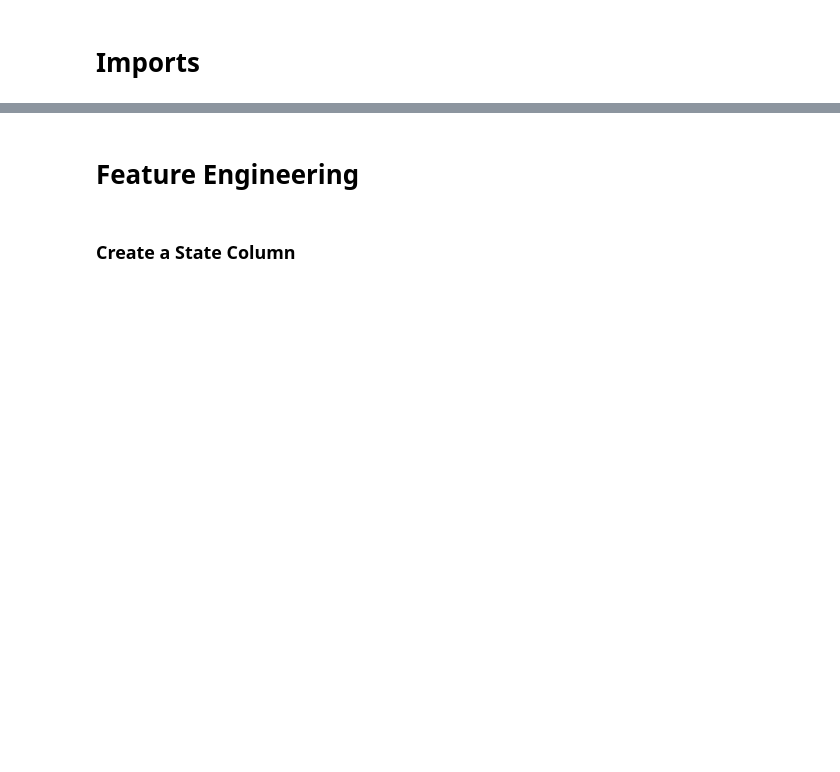
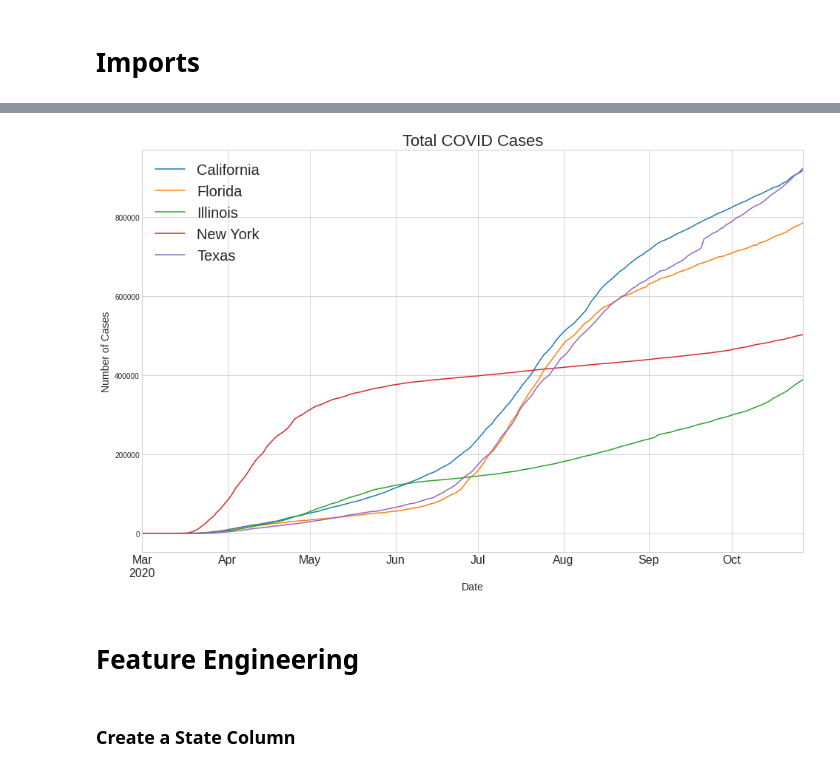
Before and after one commit to cxclark/covid19-analysis, a Jupyter notebook: code/04_eda_preprocessing_5_states.ipynb, the cells around one changed output, grey strips where cells are left out. Drawn from its saved outputs; the diff is of its cells as text; code cells hidden in the pictures; blank space fills up the shorter version.

```diff
--- a/code/04_eda_preprocessing_5_states.ipynb
+++ b/code/04_eda_preprocessing_5_states.ipynb
@@ -30,3 +70,30 @@ df.head(2)
+# %%
+# Extract Florida data to a dataframe.
+df_time_fl = df_time[df_time['state'].str.contains('Florida')]
+# %%
+# Extract Illinois data to a dataframe.
+df_time_il = df_time[df_time['state'].str.contains('Illinois')]
+# %%
+# Extract New York data to a dataframe.
+df_time_ny = df_time[df_time['state'].str.contains('New York')]
+# %%
+# Extract Texas data to a dataframe.
+df_time_tx = df_time[df_time['state'].str.contains('Texas')]
+# %%
+# Plot the total COVID cases by state.
+plt.figure(figsize=(16,10))
+df_time_ca['cases'].plot(label='California')
+df_time_fl['cases'].plot(label='Florida')
+df_time_il['cases'].plot(label='Illinois')
+df_time_ny['cases'].plot(label='New York')
+df_time_tx['cases'].plot(label='Texas')
+plt.title('Total COVID Cases', fontsize=22)
+plt.xlabel('Date', fontsize=14)
+plt.ylabel('Number of Cases', fontsize=14)
+plt.xticks(fontsize=16)
+plt.legend(fontsize=20);
+# %% [output]
+[figure, added]
 # %% [markdown]
 # Feature Engineering
 # %% [markdown]
```
Also changed, not shown: parts of 45 cells of this notebook, 10 other files.
